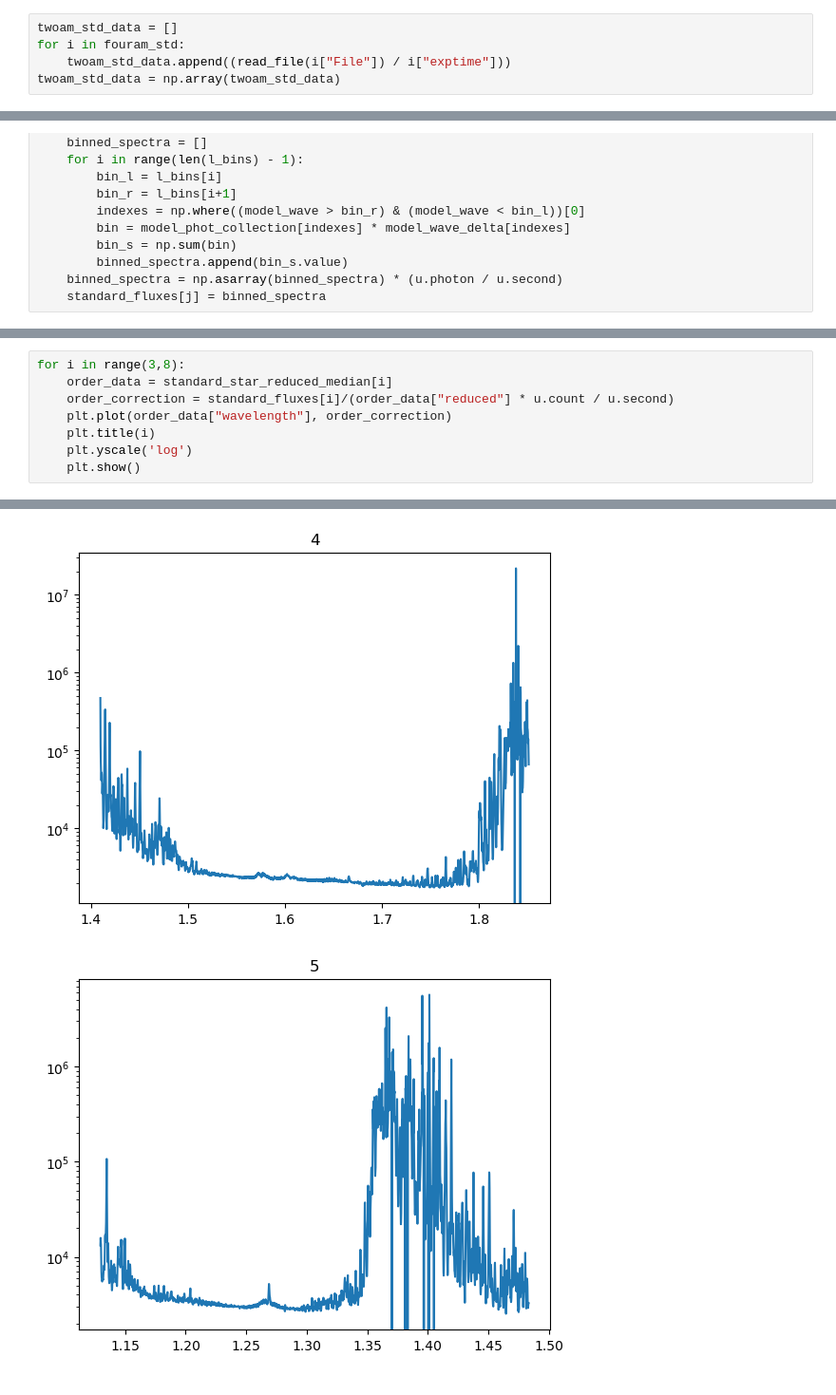
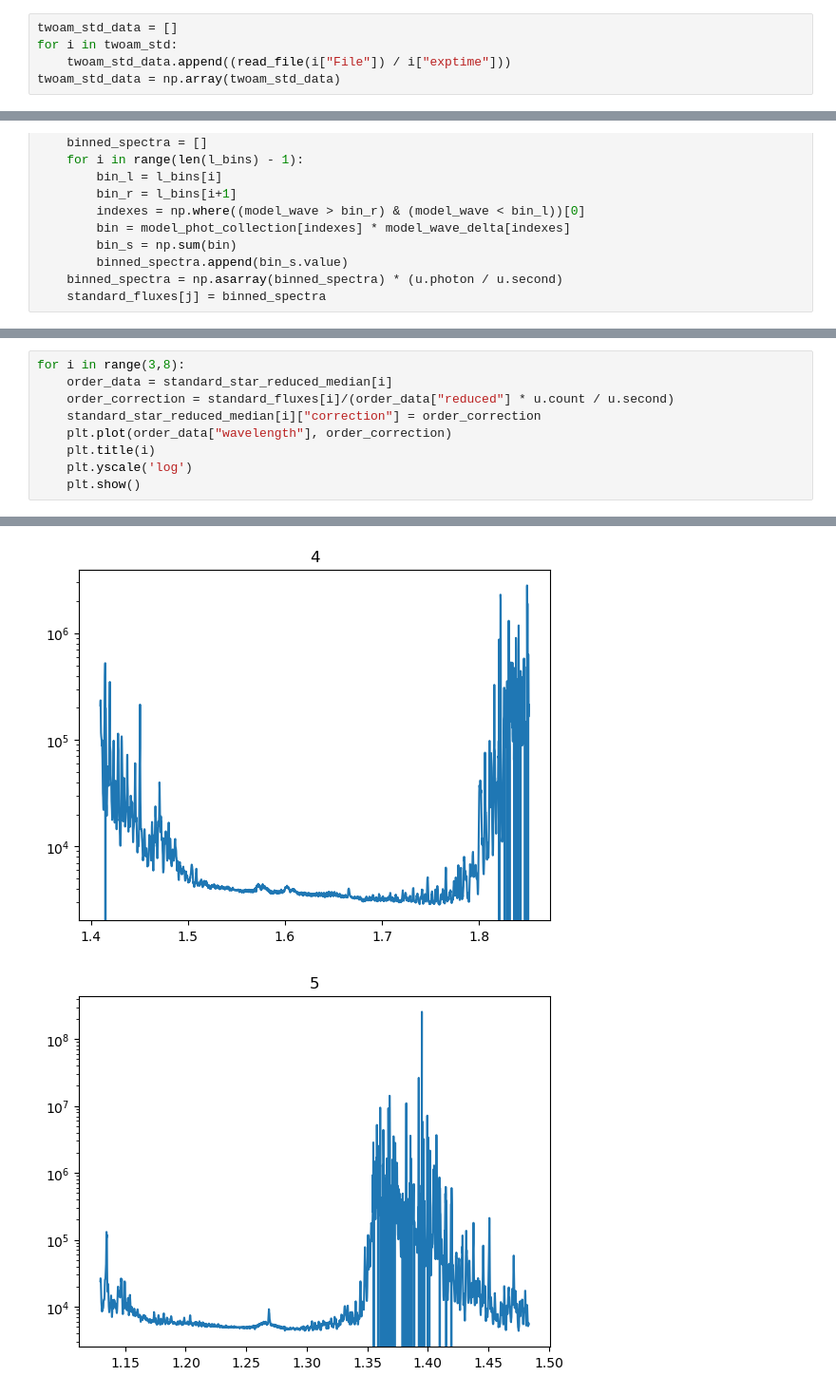
Before and after one commit to Hallflower20/palomar-project, a Jupyter notebook: data/reduce_data_13.ipynb, the cells around one changed output, grey strips where cells are left out. Shown at 95% size. Drawn from its saved outputs; the diff is of its cells as text.

```diff
--- a/data/reduce_data_13.ipynb
+++ b/data/reduce_data_13.ipynb
@@ -165,7 +165,7 @@ twoam_std = standard[0:4]
 fouram_std = standard[4:8]
 # %%
 twoam_std_data = []
-for i in fouram_std:
+for i in twoam_std:
     twoam_std_data.append((read_file(i["File"]) / i["exptime"]))
 twoam_std_data = np.array(twoam_std_data)
 # %%
@@ -557,6 +557,7 @@ plt.show()
 for i in range(3,8):
     order_data = standard_star_reduced_median[i]
     order_correction = standard_fluxes[i]/(order_data["reduced"] * u.count / u.second)
+    standard_star_reduced_median[i]["correction"] = order_correction
     plt.plot(order_data["wavelength"], order_correction)
     plt.title(i)
     plt.yscale('log')
@@ -566,2 +567,2 @@ for i in range(3,8):
-[figure, old version]
+[figure, new version]
-[figure, old version]
+[figure, new version]
```
Also changed, not shown: parts of 8 cells of this notebook, 4 other files.
